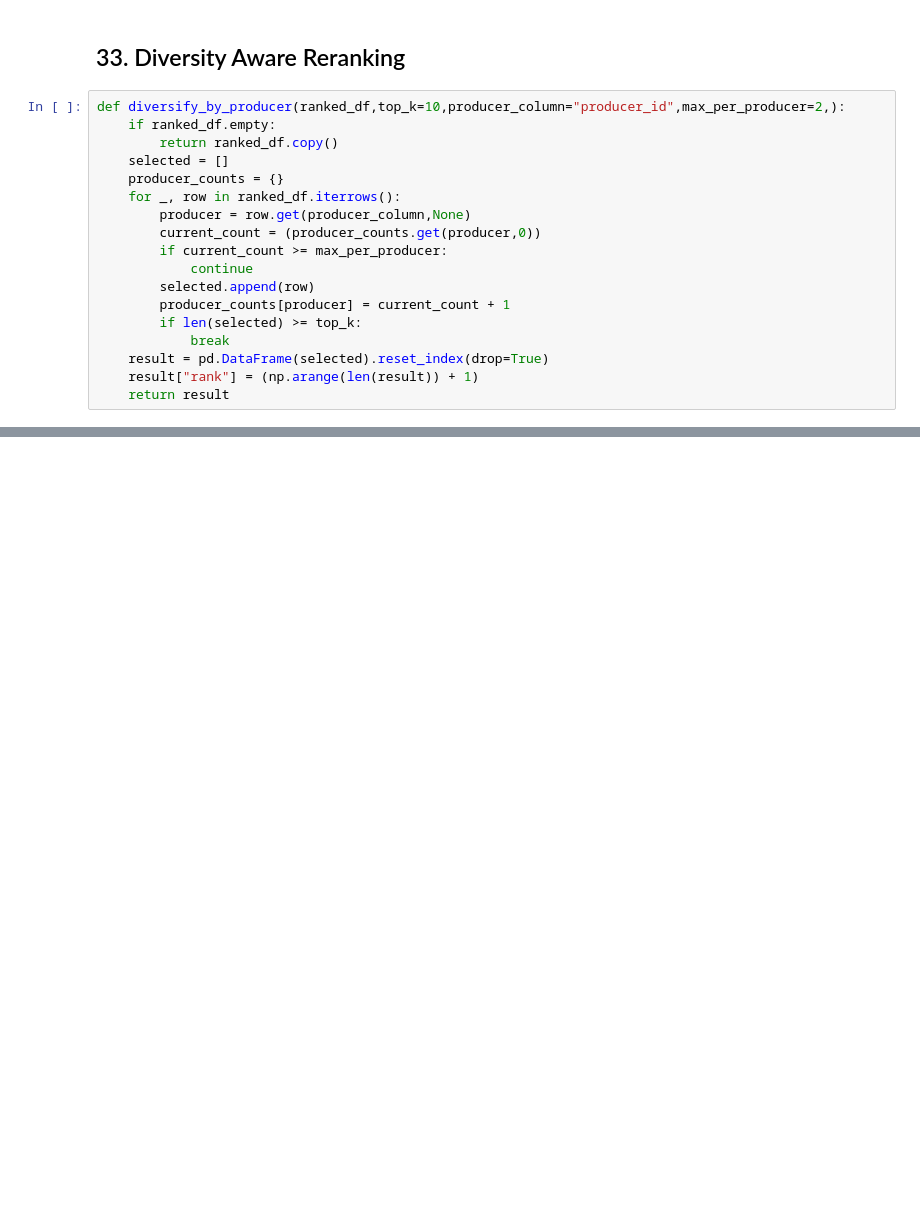
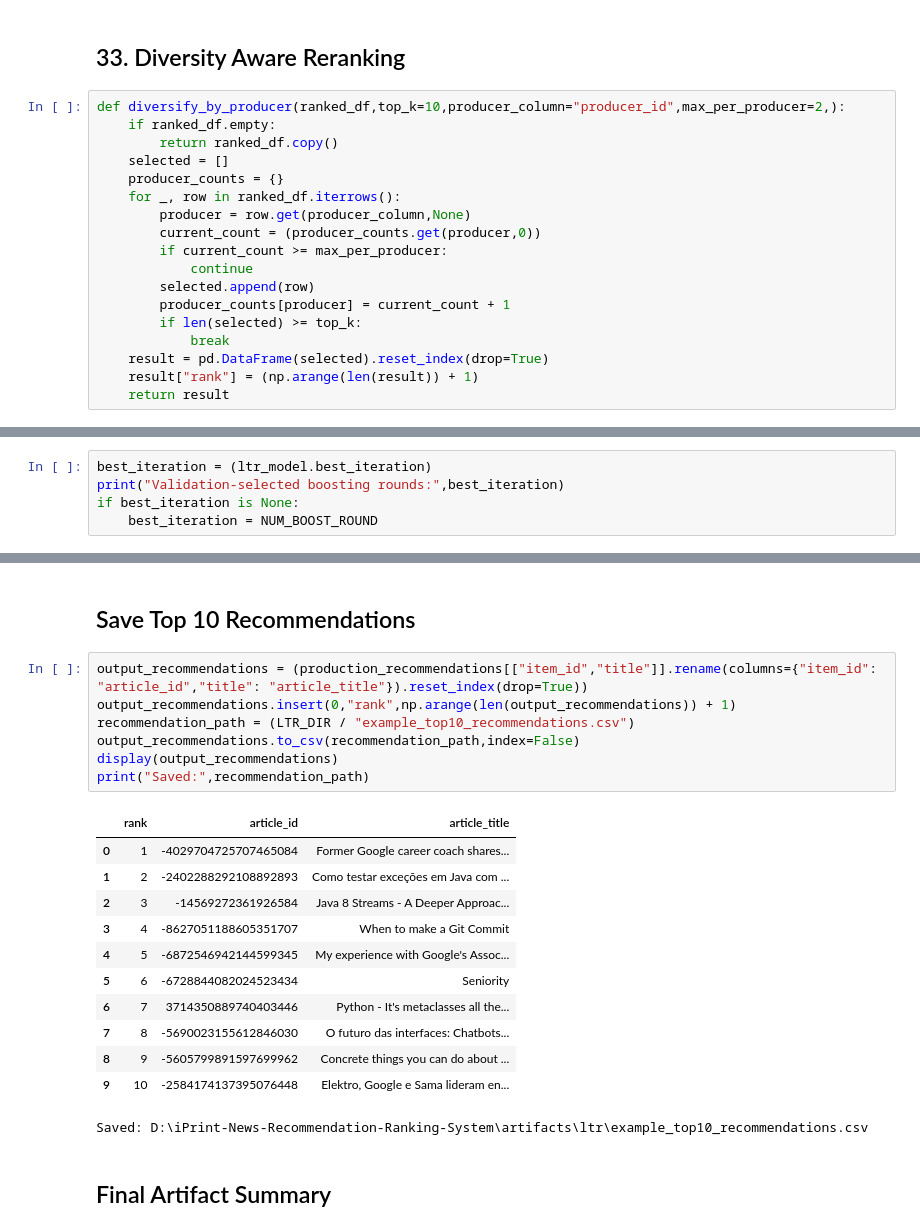
Before and after one commit to PhysicalAIEngineer/iPrint-News-Recommendation-Ranking-System, a Jupyter notebook: Notebook/06_Learning_To_Rank.ipynb, the cells around one changed output, grey strips where cells are left out. Cells and saved outputs as stored; diff of their text form; blank space fills up the shorter version.

```diff
--- a/Notebook/06_Learning_To_Rank.ipynb
+++ b/Notebook/06_Learning_To_Rank.ipynb
@@ -1240,0 +1334,5 @@ def diversify_by_producer(ranked_df,top_k=10,producer_column="producer_id",max_p
+# %%
+best_iteration = (ltr_model.best_iteration)
+print("Validation-selected boosting rounds:",best_iteration)
+if best_iteration is None:
+    best_iteration = NUM_BOOST_ROUND
@@ -1240,0 +1484,24 @@ def diversify_by_producer(ranked_df,top_k=10,producer_column="producer_id",max_p
+# %% [markdown]
+## Save Top 10 Recommendations
+# %%
+output_recommendations = (production_recommendations[["item_id","title"]].rename(columns={"item_id": "article_id","title": "article_title"}).reset_index(drop=True))
+output_recommendations.insert(0,"rank",np.arange(len(output_recommendations)) + 1)
+recommendation_path = (LTR_DIR / "example_top10_recommendations.csv")
+output_recommendations.to_csv(recommendation_path,index=False)
+display(output_recommendations)
+print("Saved:",recommendation_path)
+# %% [output]
+|  | rank | article_id | article_title |
+| 0 | 1 | -4029704725707465084 | Former Google career coach shares... |
+| 1 | 2 | -2402288292108892893 | Como testar exceções em Java com ... |
+| 2 | 3 | -14569272361926584 | Java 8 Streams - A Deeper Approac... |
+| 3 | 4 | -8627051188605351707 | When to make a Git Commit |
+| 4 | 5 | -6872546942144599345 | My experience with Google's Assoc... |
+| 5 | 6 | -6728844082024523434 | Seniority |
+| 6 | 7 | 3714350889740403446 | Python - It's metaclasses all the... |
+| 7 | 8 | -5690023155612846030 | O futuro das interfaces: Chatbots... |
+| 8 | 9 | -5605799891597699962 | Concrete things you can do about ... |
+| 9 | 10 | -2584174137395076448 | Elektro, Google e Sama lideram en... |
+Saved: D:\iPrint-News-Recommendation-Ranking-System\artifacts\ltr\example_top10_recommendations.csv
+# %% [markdown]
+## Final Artifact Summary
```
Also changed, not shown: parts of 32 cells of this notebook, 7 other files.
